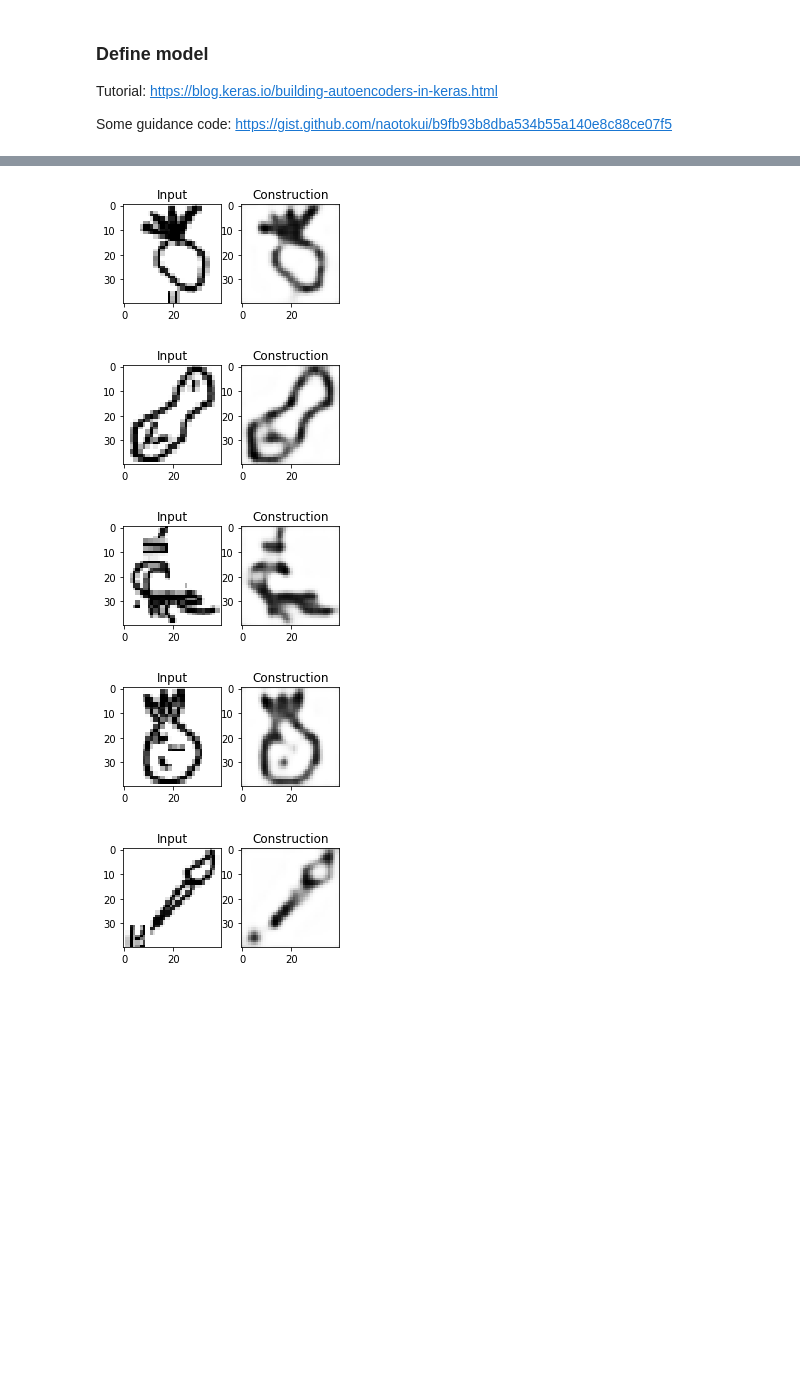
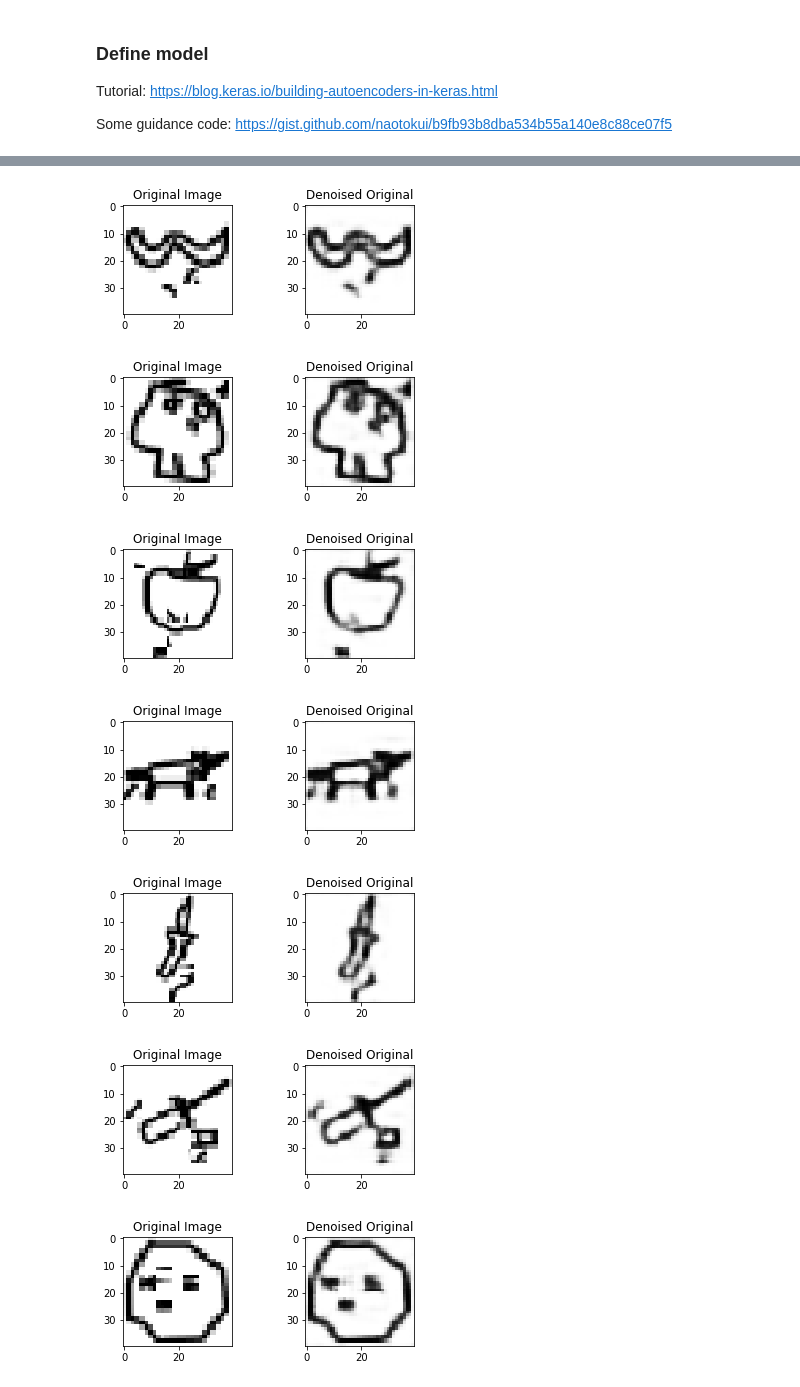
Before and after one commit to pierreTklein/robust2notation, a Jupyter notebook: conv_autoencoder.ipynb, the cells around one changed output, grey strips where cells are left out. Drawn from its saved outputs; the diff is of its cells as text; code cells hidden in the pictures; blank space fills up the shorter version.

```diff
--- a/conv_autoencoder.ipynb
+++ b/conv_autoencoder.ipynb
@@ -288,0 +282,6 @@ print(np.shape(pred_noisy_set))
+# %%
+convDenoiser = convAuto_dict['model']
+print(convDenoiser)
+
+trHistory = convAuto_dict['history']
+print(trHistory)
@@ -288,0 +343,7 @@ print(np.shape(pred_noisy_set))
+# %%
+# Expand dimensions
+clean_X = np.expand_dims(clean_X_reDim, axis=3)
+print(np.shape(clean_X))
+
+noisy_X = np.expand_dims(noisy_X_reDim, axis=3)
+print(np.shape(noisy_X))
@@ -288,0 +356,4 @@ print(np.shape(pred_noisy_set))
+# %%
+pred_clean_X = convDenoiser.predict(noisy_X)
+
+np.shape(pred_clean_X)
@@ -316,0 +394,4 @@ print(np.shape(pred_clean_set))
+# %%
+cleaner_X = convDenoiser.predict(clean_X)
+
+np.shape(cleaner_X)
@@ -317,18 +400,28 @@ print(np.shape(pred_clean_set))
 # %%
-randIdx_list = [5, 10, 23, 45, 80]
+NUM_SAMPLE = 9
 
-for rand_i in randIdx_list:
-    plt.subplot(1,3,1)
-    plt.imshow(clean_subset[rand_i,:,:,0], cmap='gray_r')
-    plt.title("Input")
+# Deterministically generate a few samples
+rng = np.random.RandomState(seed=42)
+randImg_indeces = rng.randint(0, len(ImageMats), size=NUM_SAMPLE)
 
-    plt.subplot(1,3,2)
-    plt.imshow(pred_clean_set[rand_i,:,:,0], cmap='gray_r')
-    plt.title("Construction")
+
+for rand_i in randImg_indeces:
+    plt.figure(figsize=(6, 2))
+
+    plt.subplot(1,2,1)
+    plt.imshow(clean_X[rand_i,:,:,0], cmap='gray_r')
+    plt.title("Original Image")
+
+    plt.subplot(1,2,2)
+    plt.imshow(cleaner_X[rand_i,:,:,0], cmap='gray_r')
+    plt.title("Denoised Original")
+
     plt.show()
 # %% [output]
-[figure, old version]
+[figure, new version]
-[figure, old version]
+[figure, new version]
-[figure, old version]
+[figure, new version]
-[figure, old version]
+[figure, new version]
-[figure, old version]
+[figure, new version]
+[figure, added]
+[figure, added]
```
Also changed, not shown: parts of 65 cells of this notebook, 1 other file.
